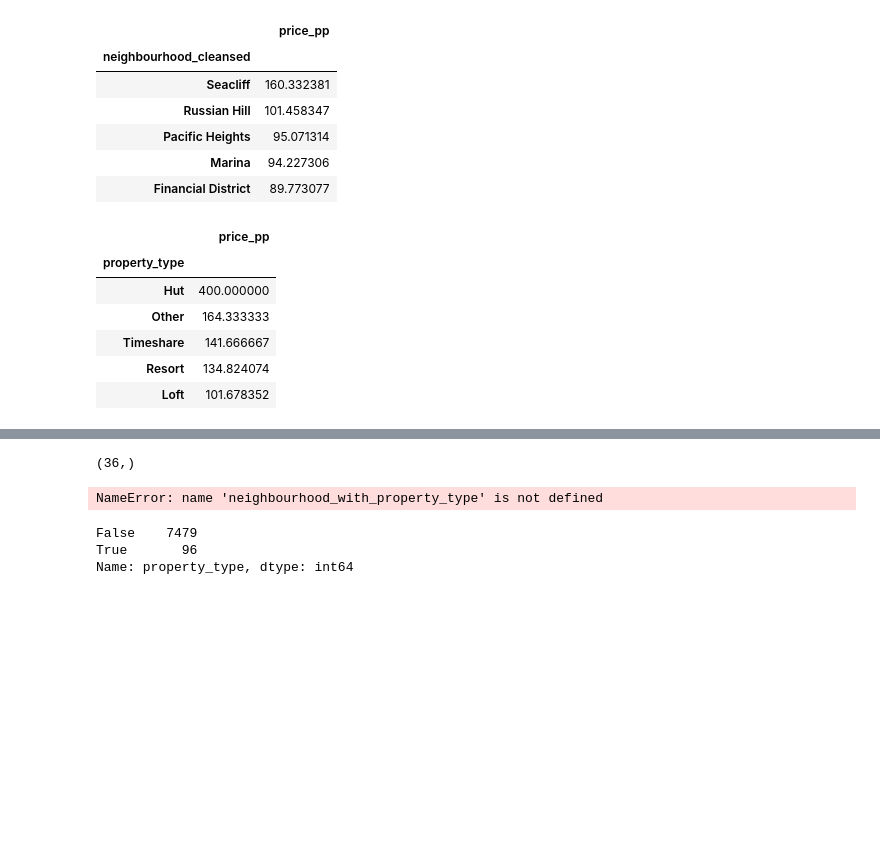
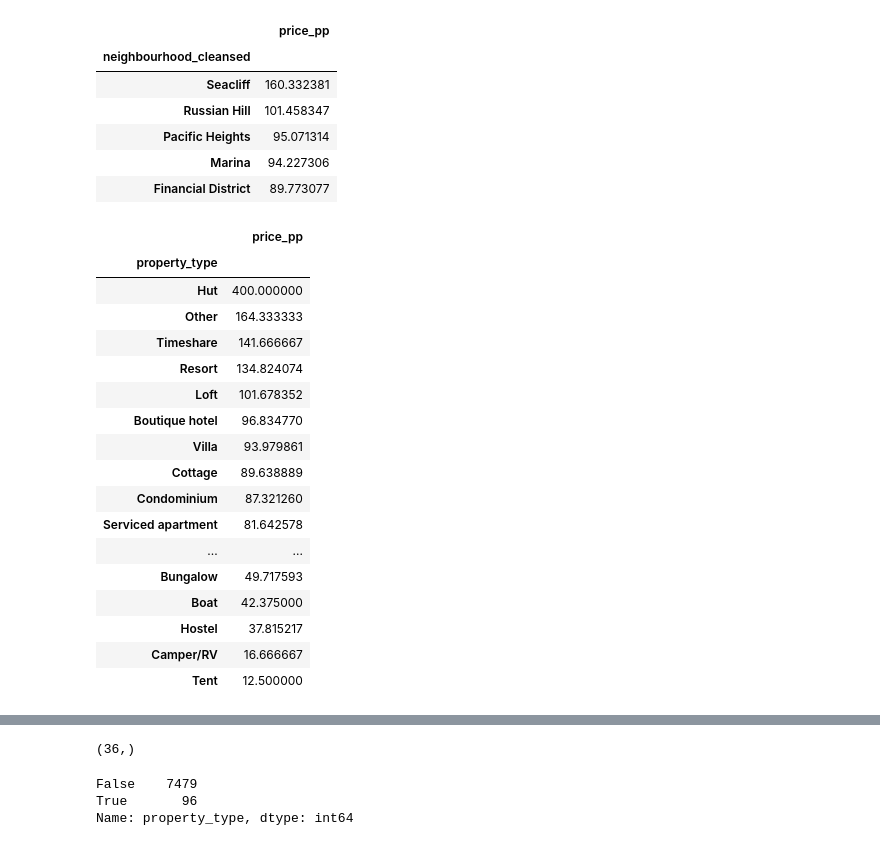
Before and after one commit to helen-tong/airbnb_1, a Jupyter notebook: eda.ipynb, the cells around one changed output, grey strips where cells are left out. Cells and saved outputs as stored; diff of their text form; code cells hidden in the pictures; blank space fills up the shorter version.

```diff
--- a/eda.ipynb
+++ b/eda.ipynb
@@ -246,15 +246,26 @@ price_per_person.head()
 | Financial District | 89.773077 |
 # %%
 property_type_pp_rates = airbnb[['property_type', 'price_pp']].groupby('property_type').mean().sort_values('price_pp', ascending=False)
-property_type_pp_rates.head()
+property_type_pp_rates
 # %% [output]
 |  | price_pp |
 | property_type |  |
 | Hut | 400.000000 |
 | Other | 164.333333 |
 | Timeshare | 141.666667 |
 | Resort | 134.824074 |
 | Loft | 101.678352 |
+| Boutique hotel | 96.834770 |
+| Villa | 93.979861 |
+| Cottage | 89.638889 |
+| Condominium | 87.321260 |
+| Serviced apartment | 81.642578 |
+| ... | ... |
+| Bungalow | 49.717593 |
+| Boat | 42.375000 |
+| Hostel | 37.815217 |
+| Camper/RV | 16.666667 |
+| Tent | 12.500000 |
 # %%
 airbnb[(airbnb['neighbourhood_cleansed'] == 'Outer Sunset') & (airbnb['property_type'] == 'Other')].head()
 # %% [output]
@@ -267,12 +278,6 @@ airbnb[(airbnb['neighbourhood_cleansed'] == 'Outer Sunset') & (airbnb['property_
 airbnb.neighbourhood_cleansed.unique().shape
 # %% [output]
 (36,)
-# %%
-neighbourhood_price_by_type = pd.merge(price_per_person, neighbourhood_with_property_type, left_index=True, right_index=True).rename(columns= {'neighbourhood_cleansed':'neighbourhood_cleansed', 'property_type':'property_type', 'price_pp_x': 'price_pp', 'price_pp_y':'price_pp_by_type'})
-npt = neighbourhood_price_by_type.groupby(['neighbourhood_cleansed', 'property_type']).mean().sort_values(['neighbourhood_cleansed','price_pp_by_type'], ascending=False)
-npt.head()
-# %% [output]
-NameError: name 'neighbourhood_with_property_type' is not defined
 # %%
 airbnb.property_type.isin(['Loft', 'Cottage']).value_counts()
 # %% [output]
```
Also changed, not shown: 1 other file.
